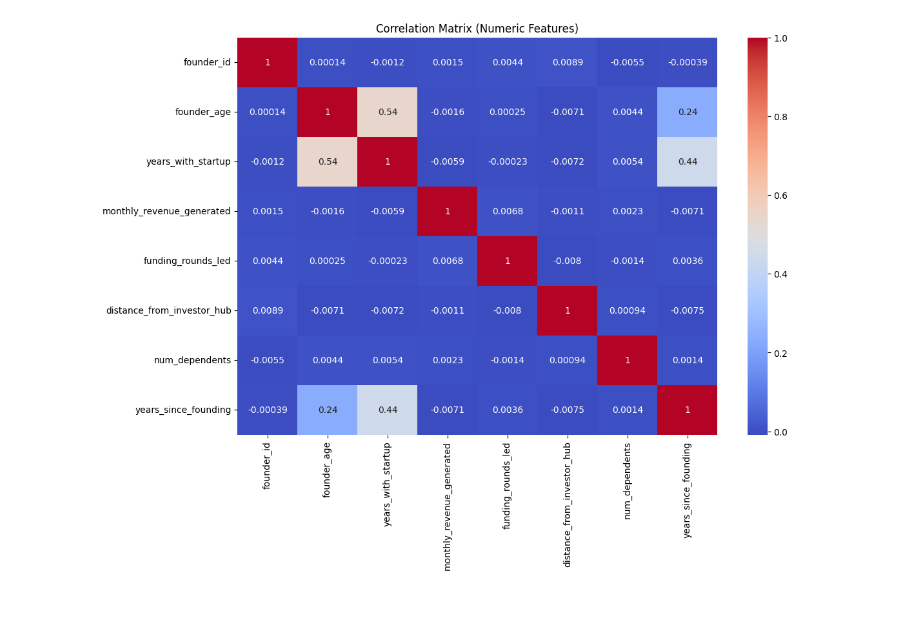
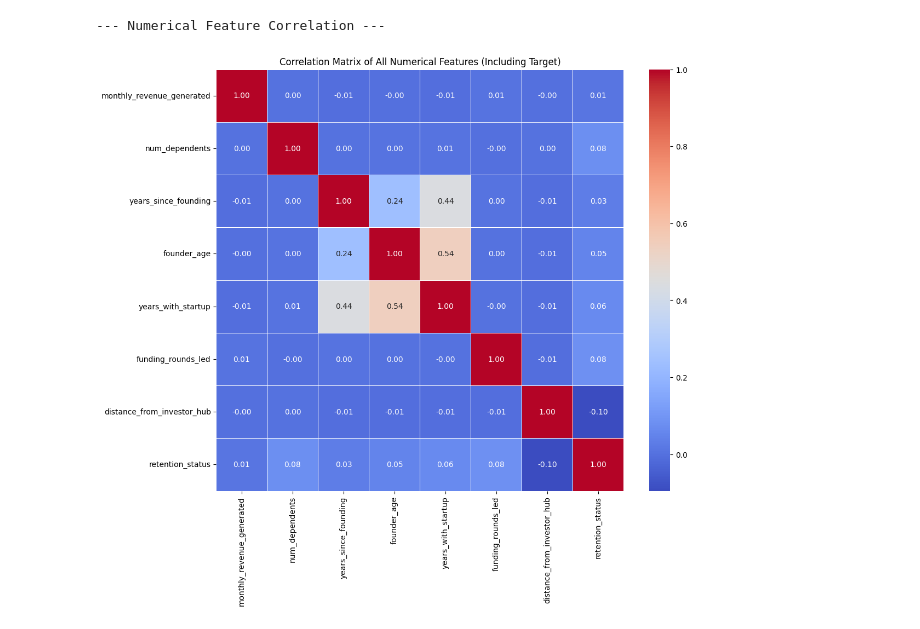
Before and after one commit to Divyareddy8/checkpoint2, a Jupyter notebook: binary/preprocess.ipynb, the cells around one changed output. Cells and saved outputs as stored; diff of their text form; code cells hidden in the pictures.

```diff
--- a/binary/preprocess.ipynb
+++ b/binary/preprocess.ipynb
@@ -63 +29,32 @@ dtype: bool
+# %%
+# Define column types based on your earlier analysis
+id_col = 'founder_id'
+target = 'retention_status'
+
+# Define the order for ordinal features (MUST be defined early for pipelines)
+ordinal_cols_map = {
+    'work_life_balance_rating': ['Poor', 'Fair', 'Good', 'Excellent'],
+    'venture_satisfaction': ['Low', 'Medium', 'High', 'Very High'],
+    'startup_performance_rating': ['Low', 'Below Average', 'Average', 'High'],
+    'startup_reputation': ['Poor', 'Fair', 'Good', 'Excellent'],
+    'founder_visibility': ['Low', 'Medium', 'High', 'Very High'],
+    'startup_stage': ['Entry', 'Mid', 'Senior'],
+    'team_size_category': ['Small', 'Medium', 'Large']
+}
+ordinal_feature_names = list(ordinal_cols_map.keys())
+ordinal_categories = list(ordinal_cols_map.values())
+
+nominal_cols = ['founder_gender', 'founder_role', 'education_background', 'personal_status']
+binary_cols = ['working_overtime', 'remote_operations', 'leadership_scope', 'innovation_support']
+initial_num_cols = [
+    'monthly_revenue_generated', 'num_dependents', 'years_since_founding',
+    'founder_age', 'years_with_startup', 'funding_rounds_led',
+    'distance_from_investor_hub'
+]
+
+numerical_cols = initial_num_cols
+all_cat_cols = binary_cols + ordinal_feature_names + nominal_cols
+# %%
+# --- Convert target to numeric for correlation/modeling early ---
+train[target] = train[target].map({'Stayed': 1, 'Left': 0}).astype(int)
 # %%
@@ -96,9 +120,11 @@ dtype: int64
 # %%
-# Correlation Matrix
-numeric_features = train.select_dtypes(include=[np.number]).columns.tolist()
-plt.figure(figsize=(12,8))
-sns.heatmap(train[numeric_features].corr(), annot=True, cmap="coolwarm")
-plt.title("Correlation Matrix (Numeric Features)")
+# 2d. Correlation of all numerical features
+print("\n--- Numerical Feature Correlation ---")
+all_num_features = numerical_cols + [target]
+plt.figure(figsize=(12, 10))
+sns.heatmap(train[all_num_features].corr(), annot=True, fmt=".2f", cmap='coolwarm', linewidths=0.5)
+plt.title('Correlation Matrix of All Numerical Features (Including Target)')
 plt.show()
 # %% [output]
+--- Numerical Feature Correlation ---
-[figure, old version]
+[figure, new version]
```
Also changed, not shown: parts of 21 cells of this notebook, 3 other files.
